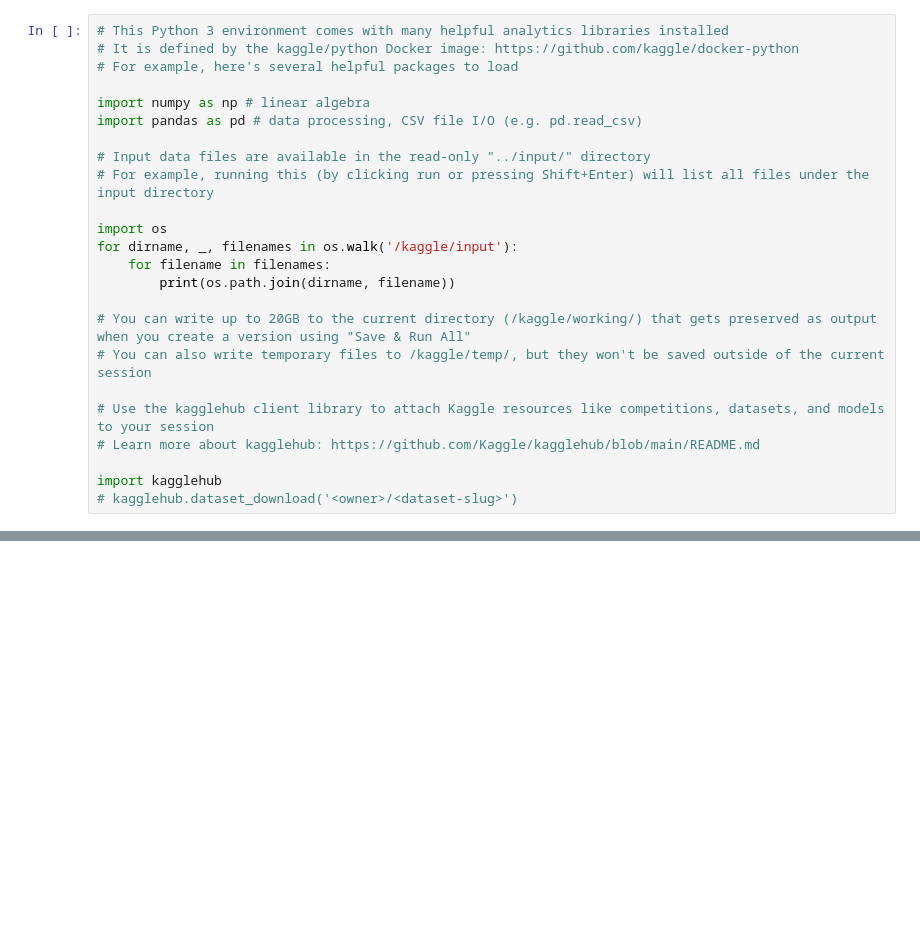
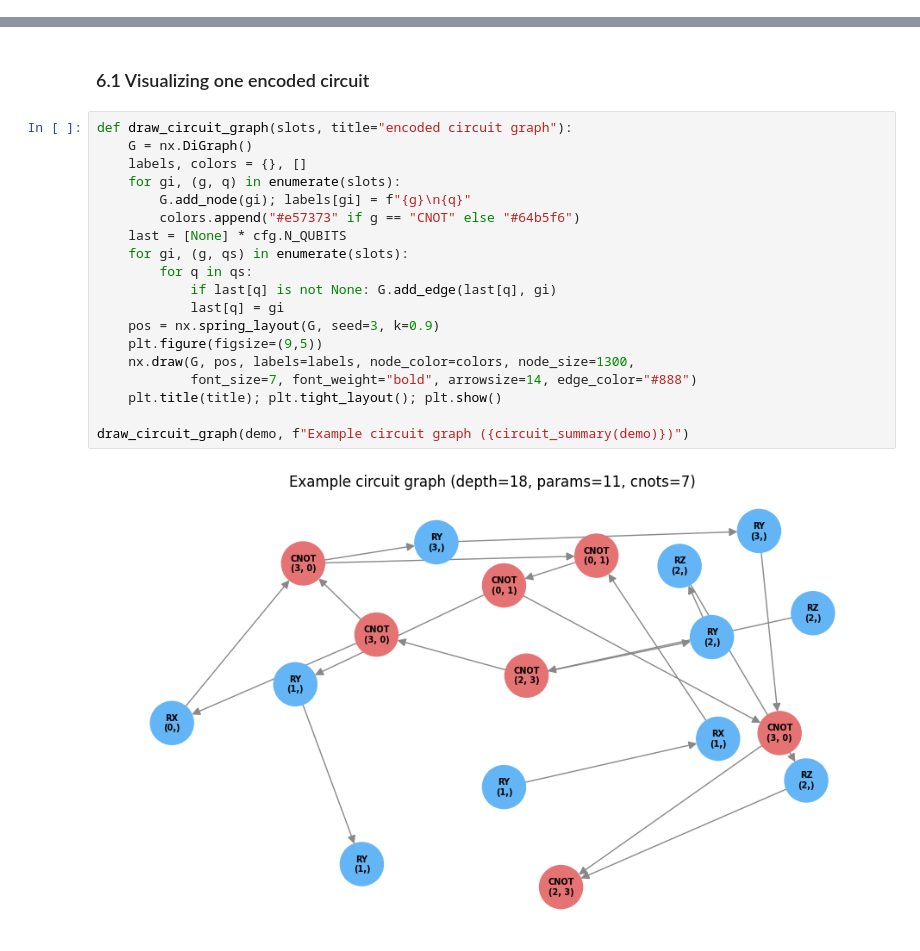
Before and after one commit to SyedT1/Graph-Attention-QAS, a Jupyter notebook: QASv8.ipynb, the cells around one changed output, grey strips where cells are left out. Saved outputs shown, nothing was run; the diff lists cells and outputs as text; blank space fills up the shorter version.

Commit message:
Kaggle Notebook | notebook67ed017fc3 | Version 2

```diff
--- a/QASv8.ipynb
+++ b/QASv8.ipynb
@@ -1,24 +0,0 @@
-# %%
-# This Python 3 environment comes with many helpful analytics libraries installed
-# It is defined by the kaggle/python Docker image: https://github.com/kaggle/docker-python
-# For example, here's several helpful packages to load
-
-import numpy as np # linear algebra
-import pandas as pd # data processing, CSV file I/O (e.g. pd.read_csv)
-
-# Input data files are available in the read-only "../input/" directory
-# For example, running this (by clicking run or pressing Shift+Enter) will list all files under the input directory
-
-import os
-for dirname, _, filenames in os.walk('/kaggle/input'):
-    for filename in filenames:
-        print(os.path.join(dirname, filename))
-
-# You can write up to 20GB to the current directory (/kaggle/working/) that gets preserved as output when you create a version using "Save & Run All"
-# You can also write temporary files to /kaggle/temp/, but they won't be saved outside of the current session
-
-# Use the kagglehub client library to attach Kaggle resources like competitions, datasets, and models to your session
-# Learn more about kagglehub: https://github.com/Kaggle/kagglehub/blob/main/README.md
-
-import kagglehub
-# kagglehub.dataset_download('<owner>/<dataset-slug>')
@@ -24,0 +474,23 @@ import kagglehub
+# %% [markdown]
+### 6.1 Visualizing one encoded circuit
+# %%
+def draw_circuit_graph(slots, title="encoded circuit graph"):
+    G = nx.DiGraph()
+    labels, colors = {}, []
+    for gi, (g, q) in enumerate(slots):
+        G.add_node(gi); labels[gi] = f"{g}\n{q}"
+        colors.append("#e57373" if g == "CNOT" else "#64b5f6")
+    last = [None] * cfg.N_QUBITS
+    for gi, (g, qs) in enumerate(slots):
+        for q in qs:
+            if last[q] is not None: G.add_edge(last[q], gi)
+            last[q] = gi
+    pos = nx.spring_layout(G, seed=3, k=0.9)
+    plt.figure(figsize=(9,5))
+    nx.draw(G, pos, labels=labels, node_color=colors, node_size=1300,
+            font_size=7, font_weight="bold", arrowsize=14, edge_color="#888")
+    plt.title(title); plt.tight_layout(); plt.show()
+
+draw_circuit_graph(demo, f"Example circuit graph ({circuit_summary(demo)})")
+# %% [output]
+[figure, added]
```
Also changed, not shown: parts of 60 cells of this notebook.
